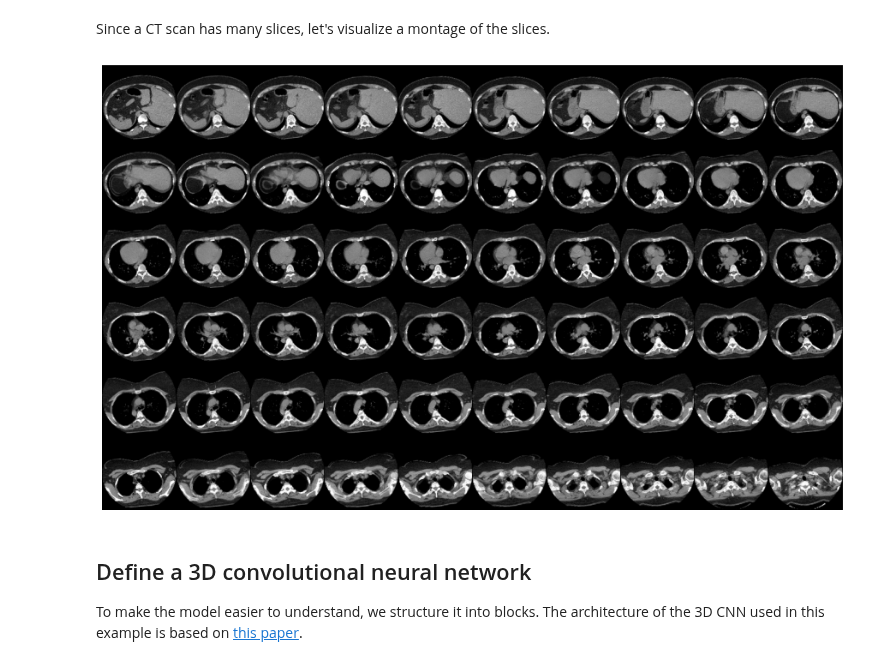
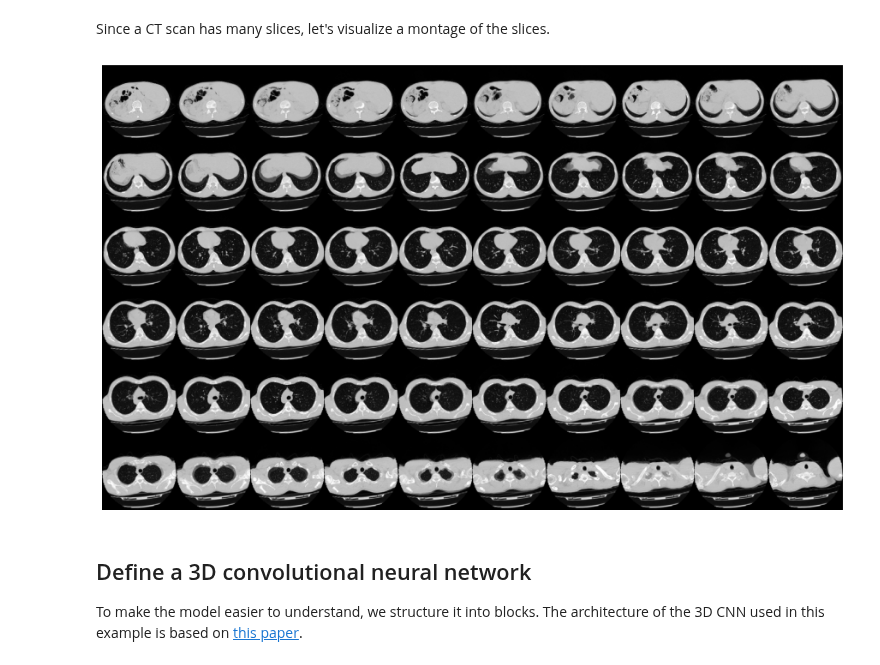
Before and after one commit to hasibzunair/3D-image-classification-tutorial, a Jupyter notebook: testnotebook.ipynb, the cells around one changed output. Drawn from its saved outputs; the diff is of its cells as text; code cells hidden in the pictures.

```diff
--- a/testnotebook.ipynb
+++ b/testnotebook.ipynb
@@ -64,6 +69,8 @@ with zipfile.ZipFile("CT-2.zip", "r") as z_fp:
 ## Build train and validation datasets
 Read the file paths of the CT scans from the class directories and assign labels. Split the dataset into train and validation subsets.
 # %%
+from sklearn.utils import shuffle
+
 # Folder "CT-0" consist of CT scans having normal lung tissue,
 # no CT-signs of viral pneumonia.
 normal_scan_paths = [
@@ -73,8 +80,8 @@ normal_scan_paths = [
 # Folder "CT-2" consist of CT scans having several ground-glass opacifications,
 # involvement of lung parenchyma.
 abnormal_scan_paths = [
-    os.path.join(os.getcwd(), "MosMedData/CT-2", x)
-    for x in os.listdir("MosMedData/CT-2")
+    os.path.join(os.getcwd(), "MosMedData/CT-23", x)
+    for x in os.listdir("MosMedData/CT-23")
 ]
 
 print("CT scans with normal lung tissue: " + str(len(normal_scan_paths)))
@@ -86,10 +93,14 @@ abnormal_labels = np.array([1 for _ in range(len(abnormal_scan_paths))])
 normal_labels = np.array([0 for _ in range(len(normal_scan_paths))])
 
 # Split data in the ratio 80-20 for training and validation.
-x_train = np.concatenate((abnormal_scan_paths[:80], normal_scan_paths[:80]), axis=0)
-y_train = np.concatenate((abnormal_labels[:80], normal_labels[:80]), axis=0)
-x_val = np.concatenate((abnormal_scan_paths[80:], normal_scan_paths[80:]), axis=0)
-y_val = np.concatenate((abnormal_labels[80:], normal_labels[80:]), axis=0)
+x_all = np.concatenate((abnormal_scan_paths, normal_scan_paths), axis=0)
+y_all = np.concatenate((abnormal_labels, normal_labels), axis=0)
+# Shuffle
+x_all, y_all = shuffle(x_all, y_all)
+x_train = x_all[:160]
+y_train = y_all[:160]
+x_val = x_all[160:]
+y_val = y_all[160:]
 print(
     "Number of samples in train and validation are %d and %d."
     % (x_train.shape[0], x_val.shape[0])
@@ -142,8 +153,8 @@ def process_scan(path):
 
     def normalize_numpy(volume):
       """Normalize the volume"""
-      min = -160
-      max = 240
+      min = -1000
+      max = 400
       volume[volume < min] = min
       volume[volume > max] = max
       volume = (volume - min) / (max - min)
@@ -172,8 +183,8 @@ def process_scan(path):
       img = ndimage.rotate(img, 90, reshape=False)
       # resize across z-axis
       img = ndimage.zoom(img, (width_factor, height_factor, depth_factor), order=1)
-      img[img < 0] = 0
-      img[img > 1] = 1
+      #img[img < 0] = 0
+      #img[img > 1] = 1
       return img
 
     # Read and process the scans.
@@ -246,18 +257,18 @@ it to have values between 0 and 1. For the validation data, the volumes are only
 train_loader = tf.data.Dataset.from_tensor_slices((x_train, y_train))
 validation_loader = tf.data.Dataset.from_tensor_slices((x_val, y_val))
 
-batch_size = 8
+batch_size = 4
 # Augment the on the fly during training.
 train_dataset = (
     train_loader.shuffle(len(x_train))
     .map(train_preprocessing)
     .batch(batch_size)
-    .prefetch(10)
+    .prefetch(5)
 )
 # Only rescale.
 validation_dataset = (
     validation_loader.shuffle(len(x_val))
     .map(validation_preprocessing)
     .batch(batch_size)
-    .prefetch(10)
+    .prefetch(5)
 )
@@ -285,34 +298,34 @@ Since a CT scan has many slices, let's visualize a montage of the slices.
 # %%
 def plot_slices(num_rows, num_columns, width, height, data):
     """Plot a montage of CT slices"""
     data = np.rot90(np.array(data))
     data = np.transpose(data)
     data = np.reshape(data, (num_rows, num_columns, width, height))
     rows_data, columns_data = data.shape[0], data.shape[1]
     heights = [slc[0].shape[0] for slc in data]
     widths = [slc.shape[1] for slc in data[0]]
     fig_width = 12.0
     fig_height = fig_width * sum(heights) / sum(widths)
     f, axarr = plt.subplots(
         rows_data,
         columns_data,
         figsize=(fig_width, fig_height),
         gridspec_kw={"height_ratios": heights},
     )
     for i in range(rows_data):
         for j in range(columns_data):
             axarr[i, j].imshow(data[i][j], cmap="gray")
             axarr[i, j].axis("off")
     plt.subplots_adjust(wspace=0, hspace=0, left=0, right=1, bottom=0, top=1)
     plt.show()
 
 
 # Display 30 slices from the CT scan.
 # Here we visualize 60 slices, 6 rows and 10 columns
 # adapt it according to your need.
-plot_slices(6, 10, 128, 128, image[:, :, :60])
+plot_slices(6, 10, image.shape[0], image.shape[1], image[:, :, :60])
 # %% [output]
-[figure, old version]
+[figure, new version]
 # %% [markdown]
 ## Define a 3D convolutional neural network
 
```
Also changed, not shown: parts of 8 cells of this notebook.
